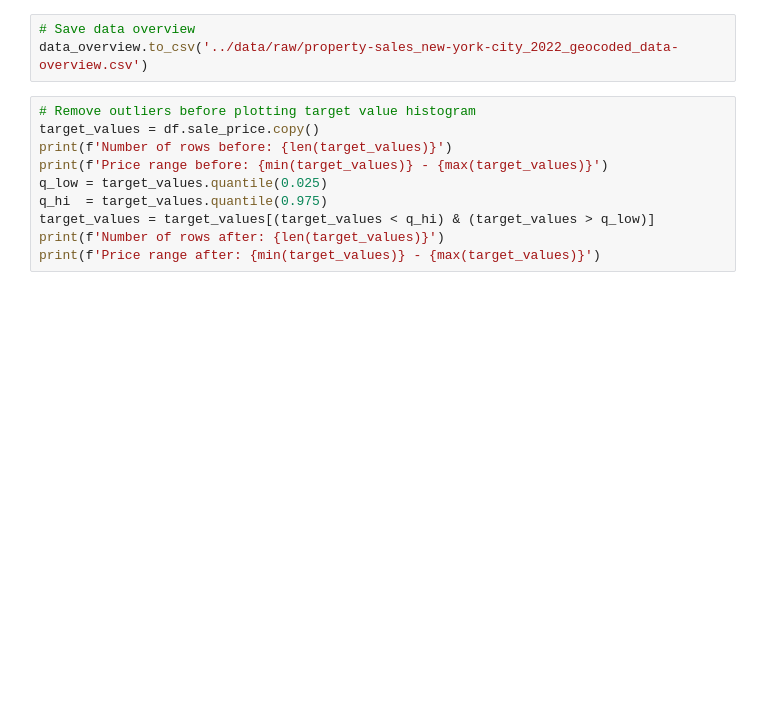
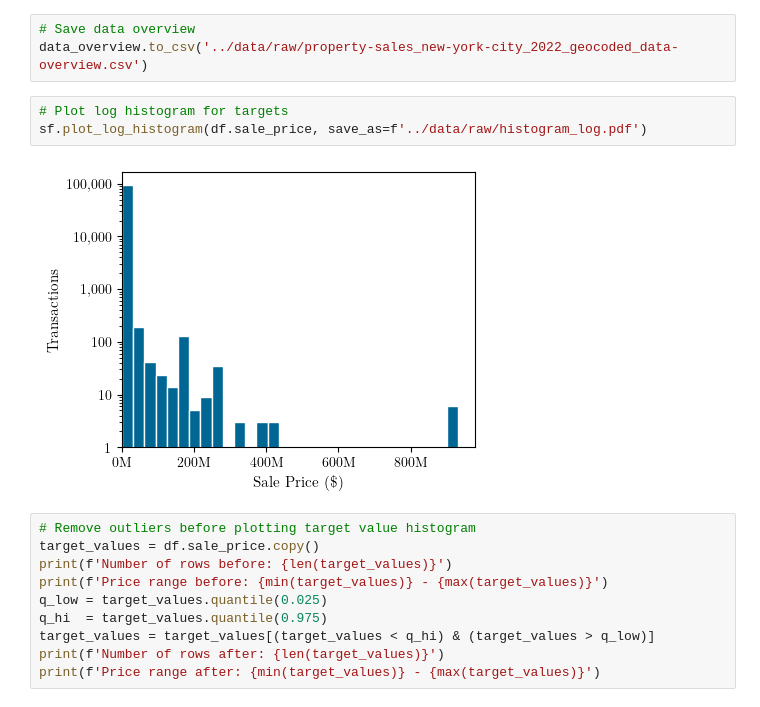
Before and after one commit to jonas-roeser/bachelors-thesis, a Jupyter notebook: src/02_data_exploration.ipynb, the cells around one changed output. Saved outputs shown, nothing was run; the diff lists cells and outputs as text; blank space fills up the shorter version.

Commit message:
plot log histogram before removing outliers

```diff
--- a/src/02_data_exploration.ipynb
+++ b/src/02_data_exploration.ipynb
@@ -89,6 +89,11 @@ data_overview
 # %%
 # Save data overview
 data_overview.to_csv('../data/raw/property-sales_new-york-city_2022_geocoded_data-overview.csv')
+# %%
+# Plot log histogram for targets
+sf.plot_log_histogram(df.sale_price, save_as=f'../data/raw/histogram_log.pdf')
+# %% [output]
+[figure, added]
 # %%
 # Remove outliers before plotting target value histogram
 target_values = df.sale_price.copy()
```
Also changed, not shown: parts of 1 cell of this notebook, 8 other files.
